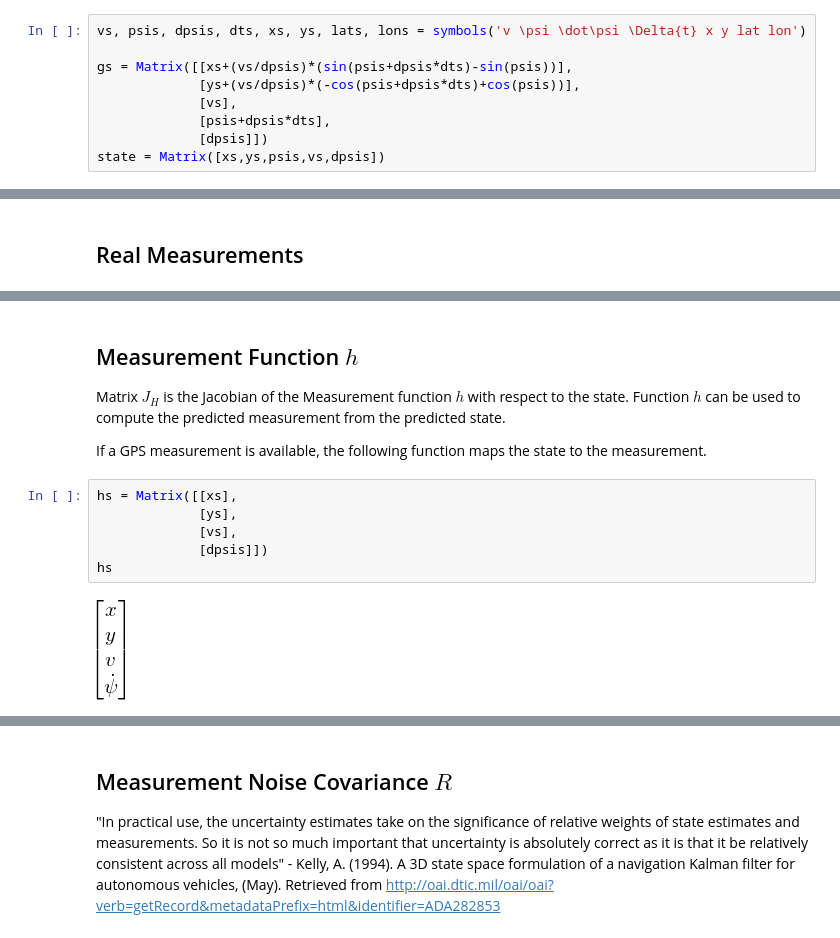
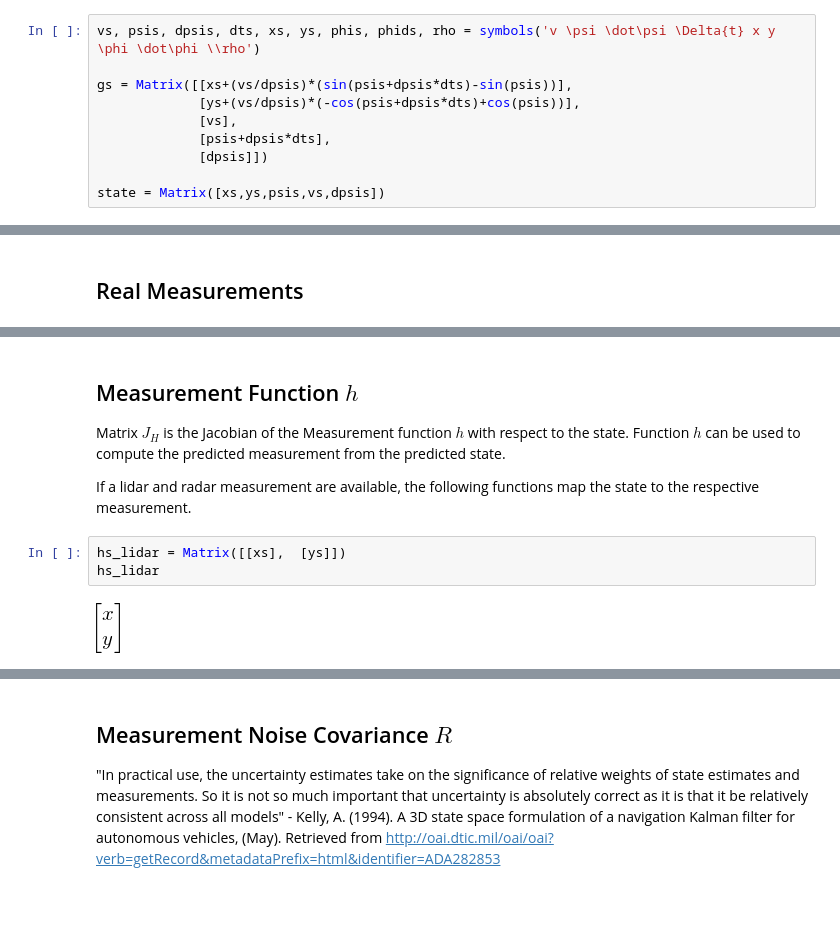
Before and after one commit to da-phil/SDC-Unscented-Kalman-Filter, a Jupyter notebook: scripts/Extended-Kalman-Filter-CTRV.ipynb, the cells around one changed output, grey strips where cells are left out. Cells and saved outputs as stored; diff of their text form; blank space fills up the shorter version.

Commit message:
Updated jupyter visualization notebooks

```diff
--- a/scripts/Extended-Kalman-Filter-CTRV.ipynb
+++ b/scripts/Extended-Kalman-Filter-CTRV.ipynb
@@ -77,13 +79,14 @@ dtGPS=1.0/10.0 # Sample Rate of GPS is 10Hz
 
 All symbolic calculations are made with [Sympy](http://nbviewer.ipython.org/github/jrjohansson/scientific-python-lectures/blob/master/Lecture-5-Sympy.ipynb). Thanks!
 # %%
-vs, psis, dpsis, dts, xs, ys, lats, lons = symbols('v \psi \dot\psi \Delta{t} x y lat lon')
+vs, psis, dpsis, dts, xs, ys, phis, phids, rho = symbols('v \psi \dot\psi \Delta{t} x y \phi \dot\phi \\rho')
 
 gs = Matrix([[xs+(vs/dpsis)*(sin(psis+dpsis*dts)-sin(psis))],
              [ys+(vs/dpsis)*(-cos(psis+dpsis*dts)+cos(psis))],
              [vs],
              [psis+dpsis*dts],
              [dpsis]])
+
 state = Matrix([xs,ys,psis,vs,dpsis])
 # %% [markdown]
 ## Dynamic Function $g$
@@ -204,12 +206,9 @@ FileNotFoundError: [Errno 2] No such file or directory: '2014-03-26-000-Data.csv
 
 Matrix $J_H$ is the Jacobian of the Measurement function $h$ with respect to the state. Function $h$ can be used to compute the predicted measurement from the predicted state.
 
-If a GPS measurement is available, the following function maps the state to the measurement.
+If a lidar and radar measurement are available, the following functions map the state to the respective measurement.
 # %%
-hs = Matrix([[xs],
-             [ys],
-             [vs],
-             [dpsis]])
-hs
+hs_lidar = Matrix([[xs],  [ys]])
+hs_lidar
 # %% [output]
-[figure, old version]
+[figure, new version]
```
Also changed, not shown: parts of 17 cells of this notebook.
